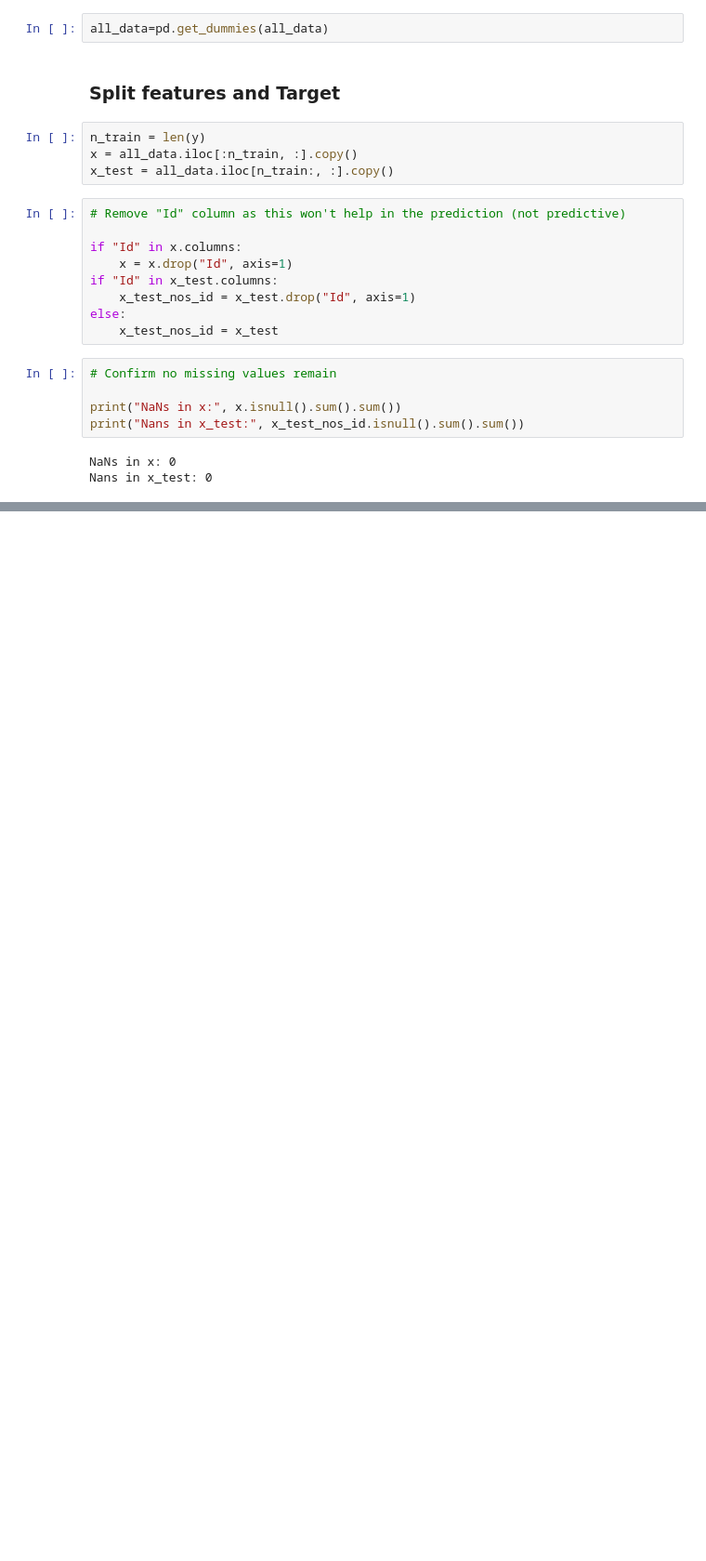
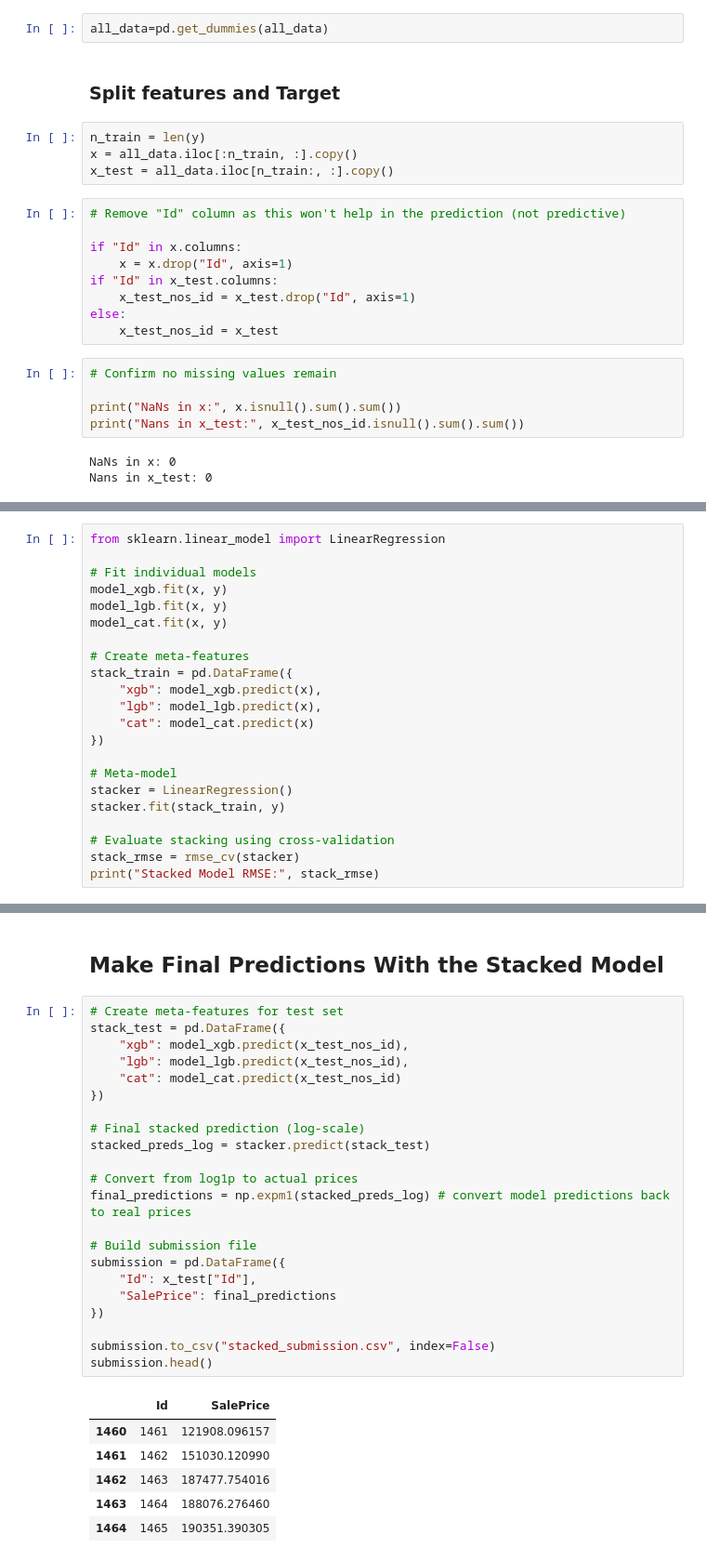
Before and after one commit to Omotobaolanle/Housing--Price--Data, a Jupyter notebook: House Pricing Data-2.ipynb, the cells around one changed output, grey strips where cells are left out. Shown at 93% size. Cells and saved outputs as stored; diff of their text form; blank space fills up the shorter version.

```diff
--- a/House Pricing Data-2.ipynb
+++ b/House Pricing Data-2.ipynb
@@ -204,0 +302,22 @@ submission.head()
+# %%
+from sklearn.linear_model import LinearRegression
+
+# Fit individual models
+model_xgb.fit(x, y)
+model_lgb.fit(x, y)
+model_cat.fit(x, y)
+
+# Create meta-features
+stack_train = pd.DataFrame({
+    "xgb": model_xgb.predict(x),
+    "lgb": model_lgb.predict(x),
+    "cat": model_cat.predict(x)
+})
+
+# Meta-model
+stacker = LinearRegression()
+stacker.fit(stack_train, y)
+
+# Evaluate stacking using cross-validation
+stack_rmse = rmse_cv(stacker)
+print("Stacked Model RMSE:", stack_rmse)
@@ -204,0 +333,31 @@ submission.head()
+# %% [markdown]
+## Make Final Predictions With the Stacked Model
+# %%
+# Create meta-features for test set
+stack_test = pd.DataFrame({
+    "xgb": model_xgb.predict(x_test_nos_id),
+    "lgb": model_lgb.predict(x_test_nos_id),
+    "cat": model_cat.predict(x_test_nos_id)
+})
+
+# Final stacked prediction (log-scale)
+stacked_preds_log = stacker.predict(stack_test)
+
+# Convert from log1p to actual prices
+final_predictions = np.expm1(stacked_preds_log) # convert model predictions back to real prices
+
+# Build submission file
+submission = pd.DataFrame({
+    "Id": x_test["Id"],
+    "SalePrice": final_predictions
+})
+
+submission.to_csv("stacked_submission.csv", index=False)
+submission.head()
+# %% [output]
+|  | Id | SalePrice |
+| 1460 | 1461 | 121908.096157 |
+| 1461 | 1462 | 151030.120990 |
+| 1462 | 1463 | 187477.754016 |
+| 1463 | 1464 | 188076.276460 |
+| 1464 | 1465 | 190351.390305 |
```
Also changed, not shown: parts of 15 cells of this notebook, 5 other files.
